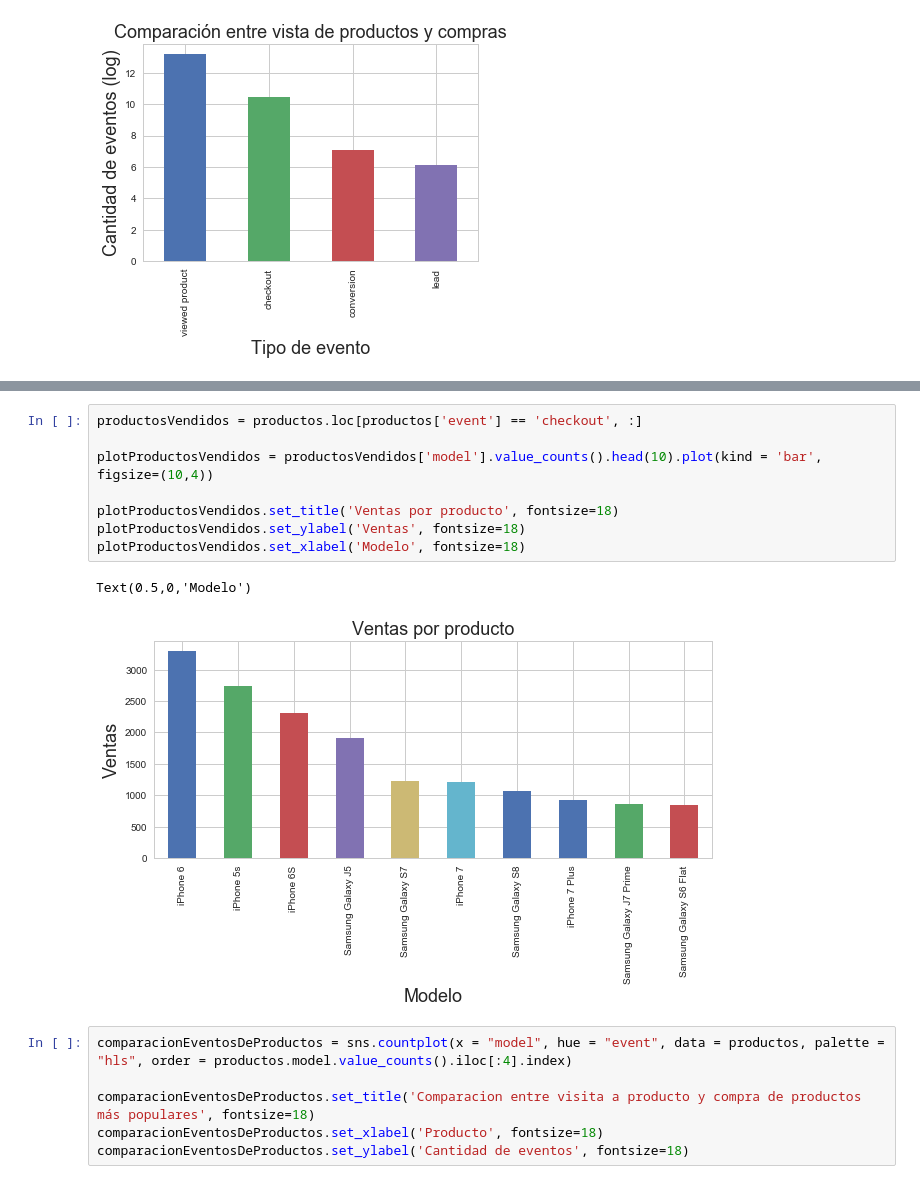
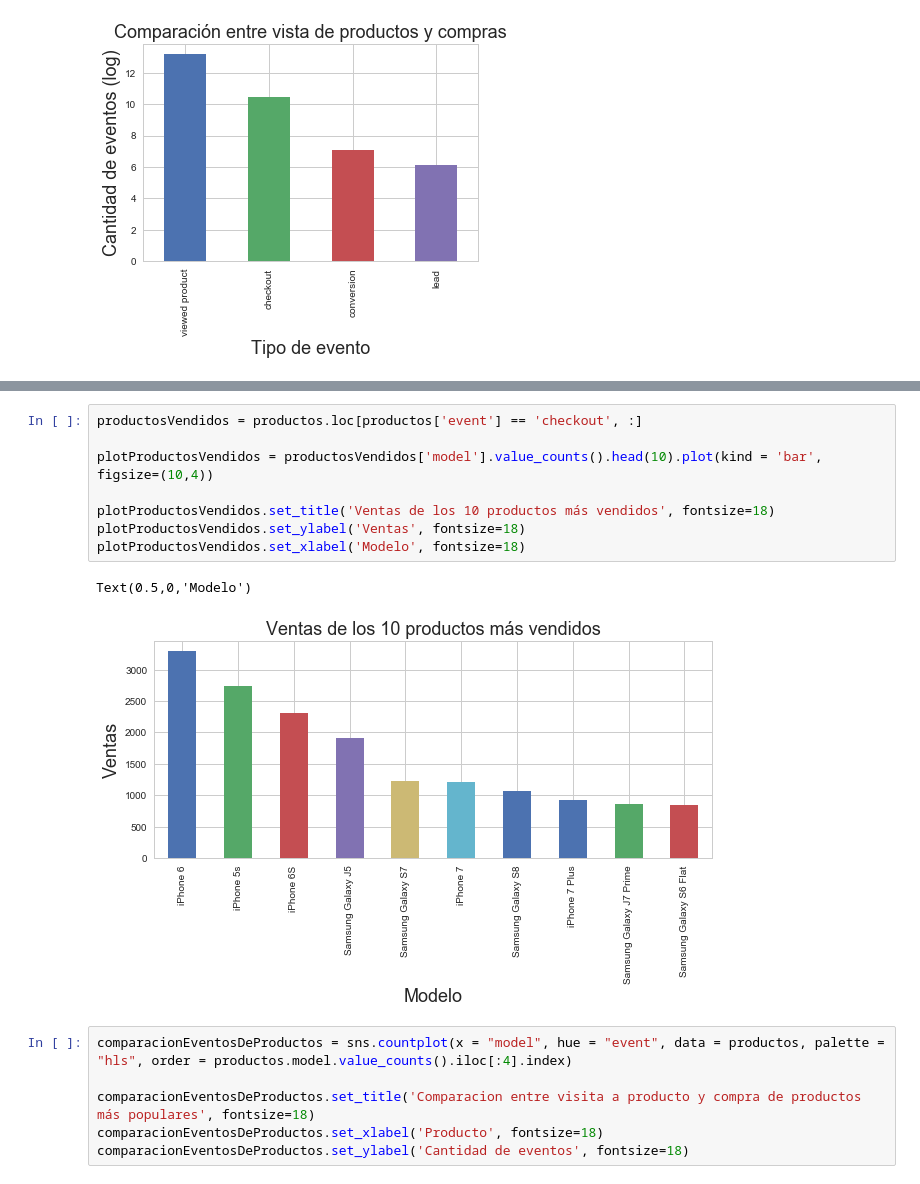
Before and after one commit to MartinCohen98/OrganizacionDeDatosTP1, a Jupyter notebook: AnalisisExploratorioMartin.ipynb, the cells around one changed output, grey strips where cells are left out. Drawn from its saved outputs; the diff is of its cells as text.

```diff
--- a/AnalisisExploratorioMartin.ipynb
+++ b/AnalisisExploratorioMartin.ipynb
@@ -110,14 +110,14 @@ Text(0.5,0,'Modelo')
 # %%
 productosVendidos = productos.loc[productos['event'] == 'checkout', :]
 
 plotProductosVendidos = productosVendidos['model'].value_counts().head(10).plot(kind = 'bar', figsize=(10,4))
 
-plotProductosVendidos.set_title('Ventas por producto', fontsize=18)
+plotProductosVendidos.set_title('Ventas de los 10 productos más vendidos', fontsize=18)
 plotProductosVendidos.set_ylabel('Ventas', fontsize=18)
 plotProductosVendidos.set_xlabel('Modelo', fontsize=18)
 # %% [output]
 Text(0.5,0,'Modelo')
-[figure, old version]
+[figure, new version]
 # %%
 comparacionEventosDeProductos = sns.countplot(x = "model", hue = "event", data = productos, palette = "hls", order = productos.model.value_counts().iloc[:4].index)
 
```
Also changed, not shown: parts of 3 cells of this notebook.
